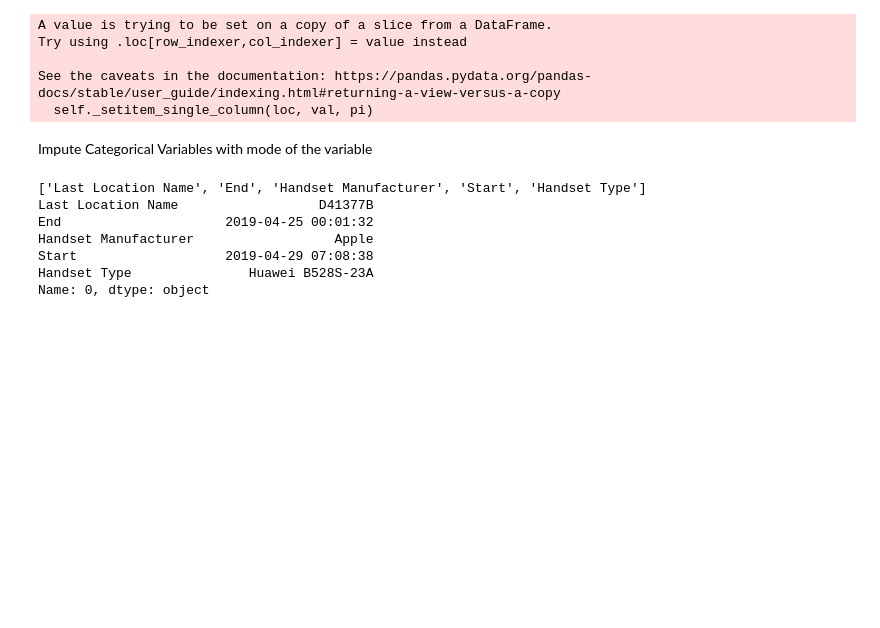
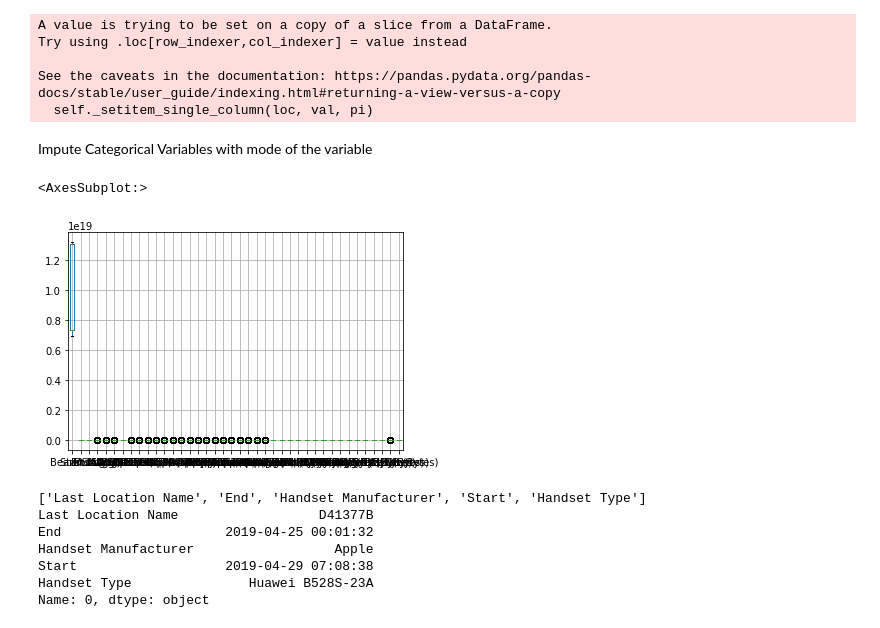
Before and after one commit to jedisam/Telecom-Data-Analysis, a Jupyter notebook: notebooks/userOverview.ipynb, the cells around one changed output. Drawn from its saved outputs; the diff is of its cells as text; code cells hidden in the pictures; blank space fills up the shorter version.

```diff
--- a/notebooks/userOverview.ipynb
+++ b/notebooks/userOverview.ipynb
@@ -357,6 +357,11 @@ See the caveats in the documentation: https://pandas.pydata.org/pandas-docs/stab
   self._setitem_single_column(loc, val, pi)
 # %% [markdown]
 Impute Categorical Variables with mode of the variable
+# %%
+df[num_cols].boxplot()
+# %% [output]
+<AxesSubplot:>
+[figure, added]
 # %%
 cat_cols= list(set(cols) - set(num_cols))
 df_single.loc[:,cat_cols] = df_single.loc[:,cat_cols].fillna(df.loc[:,cat_cols].mode().iloc[0])
```
Also changed, not shown: parts of 1 cell of this notebook.
